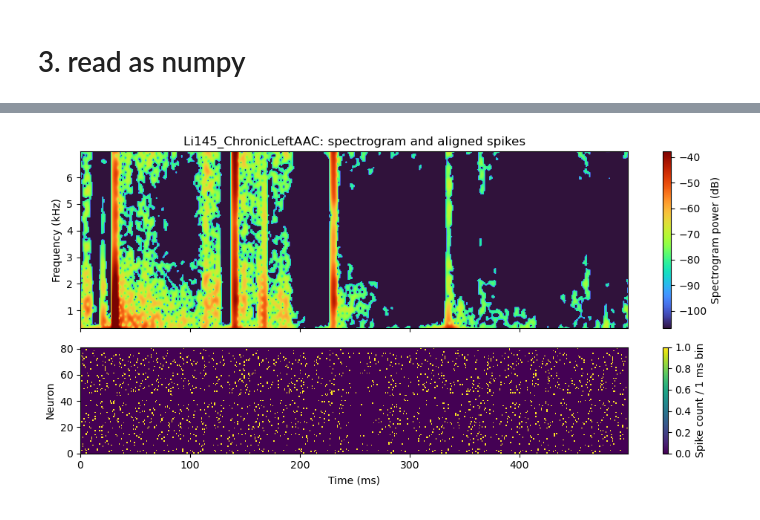
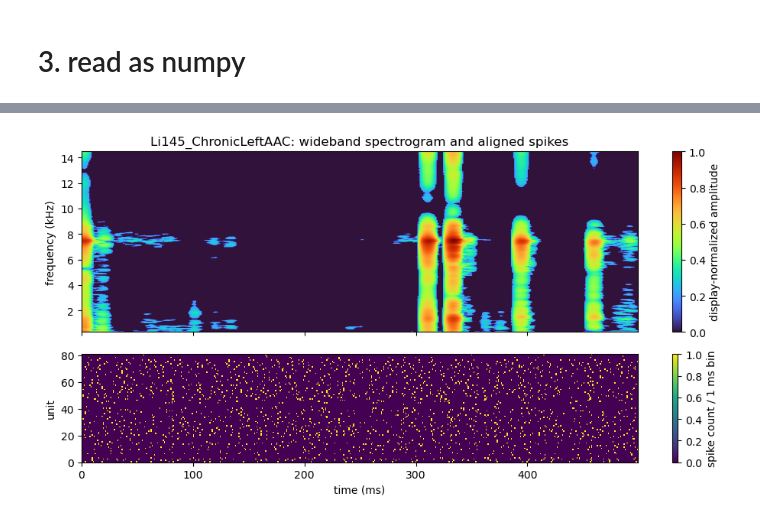
Before and after one commit to weigcdsb/audio-latent, a Jupyter notebook: 3_exploratory_v2.ipynb, the cells around one changed output, grey strips where cells are left out. Cells and saved outputs as stored; diff of their text form; code cells hidden in the pictures.

Commit message:
freq & duration issue fixed

```diff
--- a/3_exploratory_v2.ipynb
+++ b/3_exploratory_v2.ipynb
@@ -248,13 +241,0 @@ Y_spikes: (299983, 49) uint16
-# %%
-bird = "Li145_ChronicLeftAAC"
-
-X_audio = data[bird]["X_audio"]
-Y_spikes = data[bird]["Y_spikes"]
-time = data[bird]["time"]
-freq = data[bird]["freq"]
-
-print("bird:", bird)
-print("X_audio:", X_audio.shape)
-print("Y_spikes:", Y_spikes.shape)
-print("time:", time.shape)
-print("freq:", freq.shape)
@@ -270,77 +286,88 @@ freq: (228,)
 # %%
-def display_spectrogram(S):
+def display_spectrogram(S, clamp_frac=0.20, dynamic_range_db=70):
+    """
+    Display only.
+    Clamp weak background for cleaner sonogram.
+    """
     S = S.copy()
-    vmin, vmax = np.percentile(S, [5, 99.7])
-    S = np.clip(S, vmin, vmax)
-    bg = vmin + 0.35 * (vmax - vmin)
-    S[S < bg] = vmin
-    return S, vmin, vmax
+
+    S_rel = S - np.max(S)
+    S = (S_rel + dynamic_range_db) / dynamic_range_db
+    S = np.clip(S, 0, 1)
+
+    S[S < clamp_frac] = 0
+
+    return S
 
 
-def find_representative_window(bird, duration_sec=0.5):
-    X = data[bird]["X_audio"]
-    time = data[bird]["time"]
+def find_representative_window_h5(bird, duration_sec=0.5):
+    win = int(round(duration_sec / STFT_STEP_SEC))
 
-    win = int(round(duration_sec / STFT_STEP_SEC))
-    score = np.percentile(X, 95, axis=1)
+    with h5py.File(OUT_H5, "r") as h5:
+        X = h5[bird]["X_audio"]
+        n = X.shape[0]
 
-    best = 0
-    best_score = -np.inf
-    for i in range(0, len(score) - win, win):
-        s = score[i:i + win].max()
-        if s > best_score:
-            best_score = s
-            best = i
+        best_i = 0
+        best_score = -np.inf
 
-    return best, best + win
+        for i in range(0, n - win, win):
+            chunk = X[i:i + win]
+            score = np.percentile(chunk, 99.5)
+
+            if score > best_score:
+                best_score = score
+                best_i = i
+
+    return best_i, best_i + win
 
 
-def plot_representative_period(bird="Li145_ChronicLeftAAC", duration_sec=0.5):
-    i0, i1 = find_representative_window(bird, duration_sec)
+def plot_representative_period_h5(bird="Li145_ChronicLeftAAC", duration_sec=0.5):
+    i0, i1 = find_representative_window_h5(bird, duration_sec)
 
-    X = data[bird]["X_audio"][i0:i1]
-    Y = data[bird]["Y_spikes"][i0:i1]
-    t = data[bird]["time"][i0:i1]
-    f = data[bird]["freq"]
+    with h5py.File(OUT_H5, "r") as h5:
+        X = h5[bird]["X_audio"][i0:i1]
+        Y = h5[bird]["Y_spikes"][i0:i1]
+        t = h5[bird]["time_audio_sec"][i0:i1]
+        f = h5[bird]["freq_hz"][:]
 
-    X_show, vmin, vmax = display_spectrogram(X)
+    X_show = display_spectrogram(X, clamp_frac=0.20)
     t_ms = (t - t[0]) * 1000
 
     fig, axes = plt.subplots(
         2, 1,
         figsize=(10, 5),
         sharex=True,
         gridspec_kw={"height_ratios": [2.0, 1.2]},
     )
 
     im0 = axes[0].imshow(
         X_show.T,
         origin="lower",
         aspect="auto",
         cmap="turbo",
-        vmin=vmin,
-        vmax=vmax,
+        vmin=0,
+        vmax=1,
         extent=[t_ms[0], t_ms[-1], f[0] / 1000, f[-1] / 1000],
     )
-    axes[0].set_ylabel("Frequency (kHz)")
-    axes[0].set_title(f"{bird}: spectrogram and aligned spikes")
-    fig.colorbar(im0, ax=axes[0], label="Spectrogram power (dB)")
+    axes[0].set_ylabel("frequency (kHz)")
+    axes[0].set_title(f"{bird}: wideband spectrogram and aligned spikes")
+    fig.colorbar(im0, ax=axes[0], label="display-normalized amplitude")
 
     im1 = axes[1].imshow(
         Y.T,
         origin="lower",
         aspect="auto",
         interpolation="nearest",
         extent=[t_ms[0], t_ms[-1], 0, Y.shape[1]],
     )
-    axes[1].set_ylabel("Neuron")
-    axes[1].set_xlabel("Time (ms)")
-    fig.colorbar(im1, ax=axes[1], label="Spike count / 1 ms bin")
+    axes[1].set_ylabel("unit")
+    axes[1].set_xlabel("time (ms)")
+    fig.colorbar(im1, ax=axes[1], label="spike count / 1 ms bin")
 
     plt.tight_layout()
     plt.show()
 
 
-plot_representative_period("Li145_ChronicLeftAAC", duration_sec=0.5)
+plot_representative_period_h5("Li145_ChronicLeftAAC", duration_sec=0.5)
 # %% [output]
-[figure, old version]
+[figure, new version]
```
Also changed, not shown: parts of 15 cells of this notebook, 3 other files.
